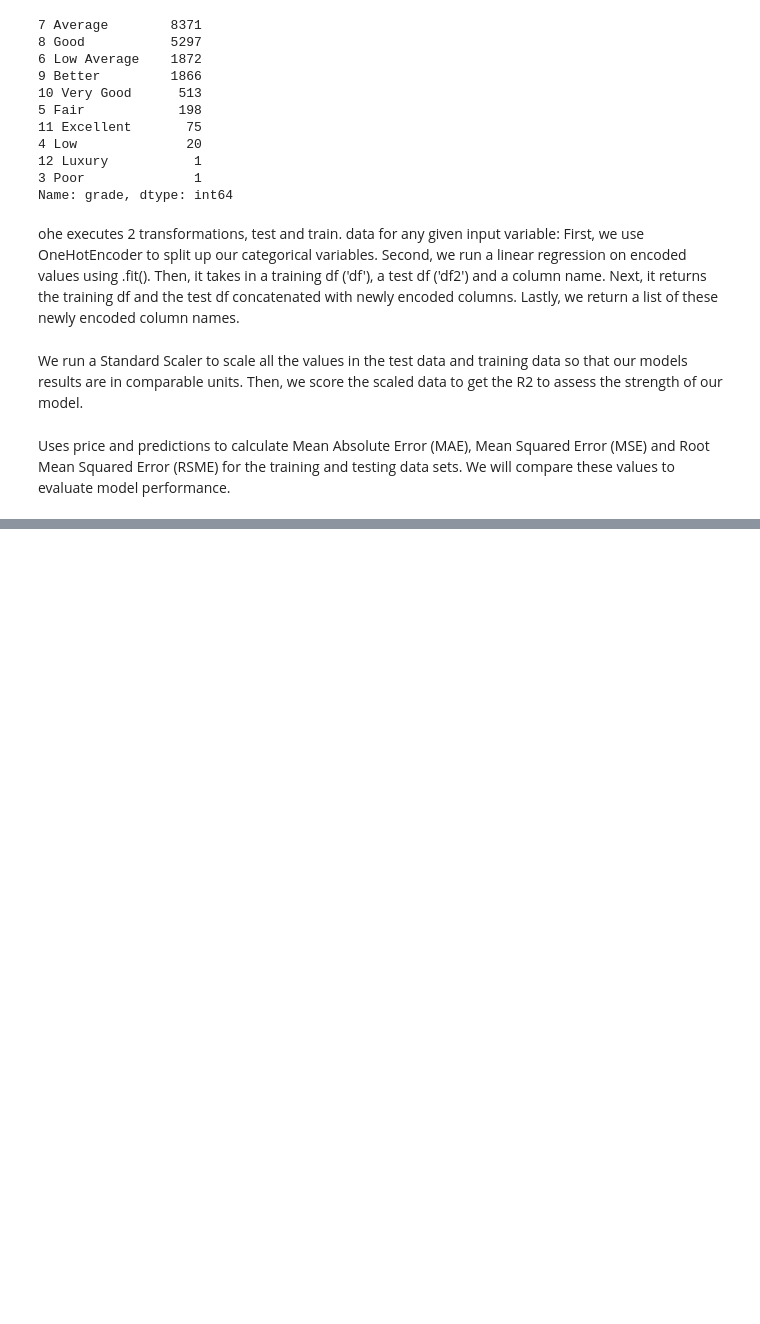
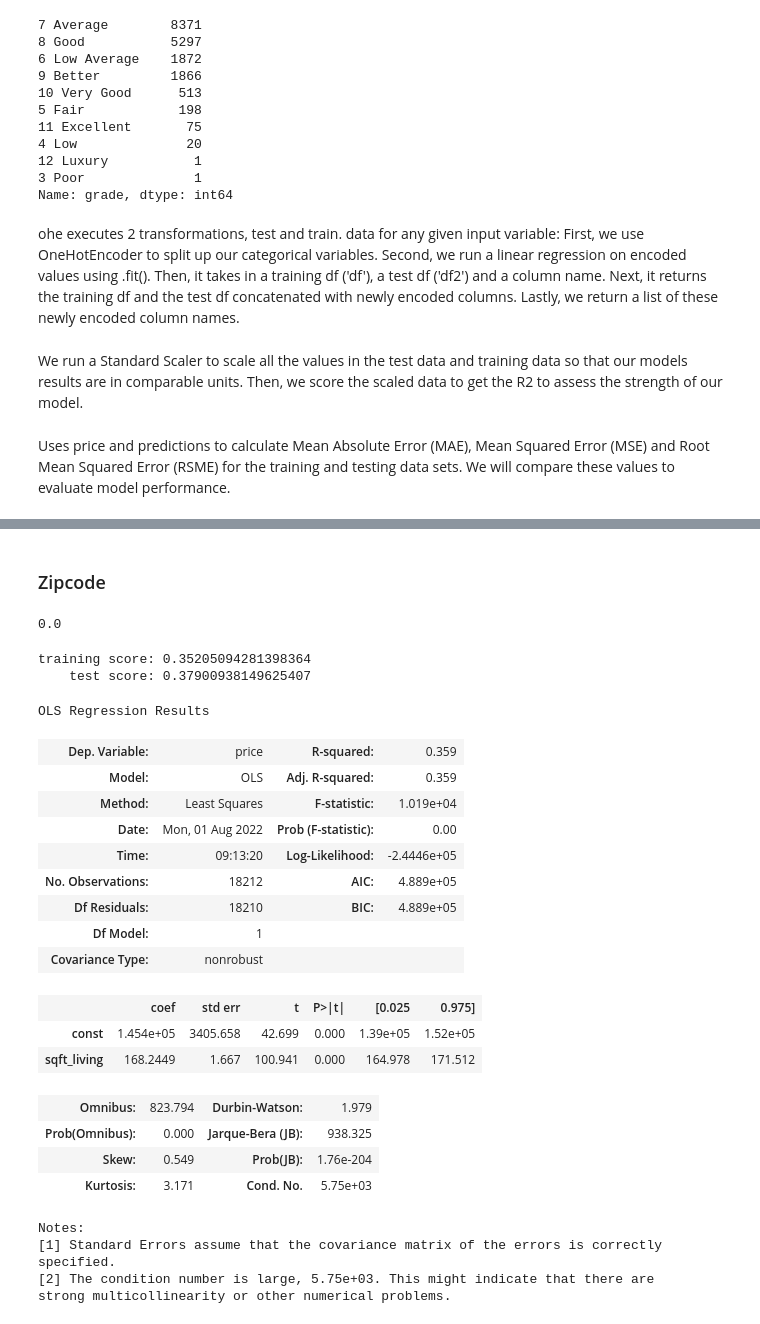
Before and after one commit to alvaromendizabal/dsc-phase-2-project-v2-3, a Jupyter notebook: alvaro.ipynb, the cells around one changed output, grey strips where cells are left out. Drawn from its saved outputs; the diff is of its cells as text; code cells hidden in the pictures; blank space fills up the shorter version.

```diff
--- a/alvaro.ipynb
+++ b/alvaro.ipynb
@@ -388,0 +449,2 @@ def get_train_test_metrics(y_train,train_preds,
+# %% [markdown]
+### Zipcode
@@ -388,0 +453,6 @@ def get_train_test_metrics(y_train,train_preds,
+# %%
+dummy = DummyRegressor()
+dummy.fit(X_train, y_train)
+dummy.score(X_train, y_train)
+# %% [output]
+0.0
@@ -388,0 +465,34 @@ def get_train_test_metrics(y_train,train_preds,
+# %%
+X_train_scaled, X_test_scaled, train_preds, test_preds = scale_score(x, y, x2, y2)
+# %% [output]
+training score: 0.35205094281398364
+    test score: 0.37900938149625407
+# %%
+y_sqft_liv = df['price']
+X_sqft_liv = df['sqft_living']
+
+model = sm.OLS(y_sqft_liv, sm.add_constant(X_sqft_liv)).fit()
+model_summary = model.summary()
+model_summary
+# %% [output]
+OLS Regression Results
+| Dep. Variable: | price | R-squared: | 0.359 |
+| Model: | OLS | Adj. R-squared: | 0.359 |
+| Method: | Least Squares | F-statistic: | 1.019e+04 |
+| Date: | Mon, 01 Aug 2022 | Prob (F-statistic): | 0.00 |
+| Time: | 09:13:20 | Log-Likelihood: | -2.4446e+05 |
+| No. Observations: | 18212 | AIC: | 4.889e+05 |
+| Df Residuals: | 18210 | BIC: | 4.889e+05 |
+| Df Model: | 1 |  |  |
+| Covariance Type: | nonrobust |  |  |
+|  | coef | std err | t | P>|t| | [0.025 | 0.975] |
+| const | 1.454e+05 | 3405.658 | 42.699 | 0.000 | 1.39e+05 | 1.52e+05 |
+| sqft_living | 168.2449 | 1.667 | 100.941 | 0.000 | 164.978 | 171.512 |
+| Omnibus: | 823.794 | Durbin-Watson: | 1.979 |
+| Prob(Omnibus): | 0.000 | Jarque-Bera (JB): | 938.325 |
+| Skew: | 0.549 | Prob(JB): | 1.76e-204 |
+| Kurtosis: | 3.171 | Cond. No. | 5.75e+03 |
+Notes:
+[1] Standard Errors assume that the covariance matrix of the errors is correctly specified.
+[2] The condition number is large, 5.75e+03. This might indicate that there are
+strong multicollinearity or other numerical problems.
```
Also changed, not shown: parts of 23 cells of this notebook.
